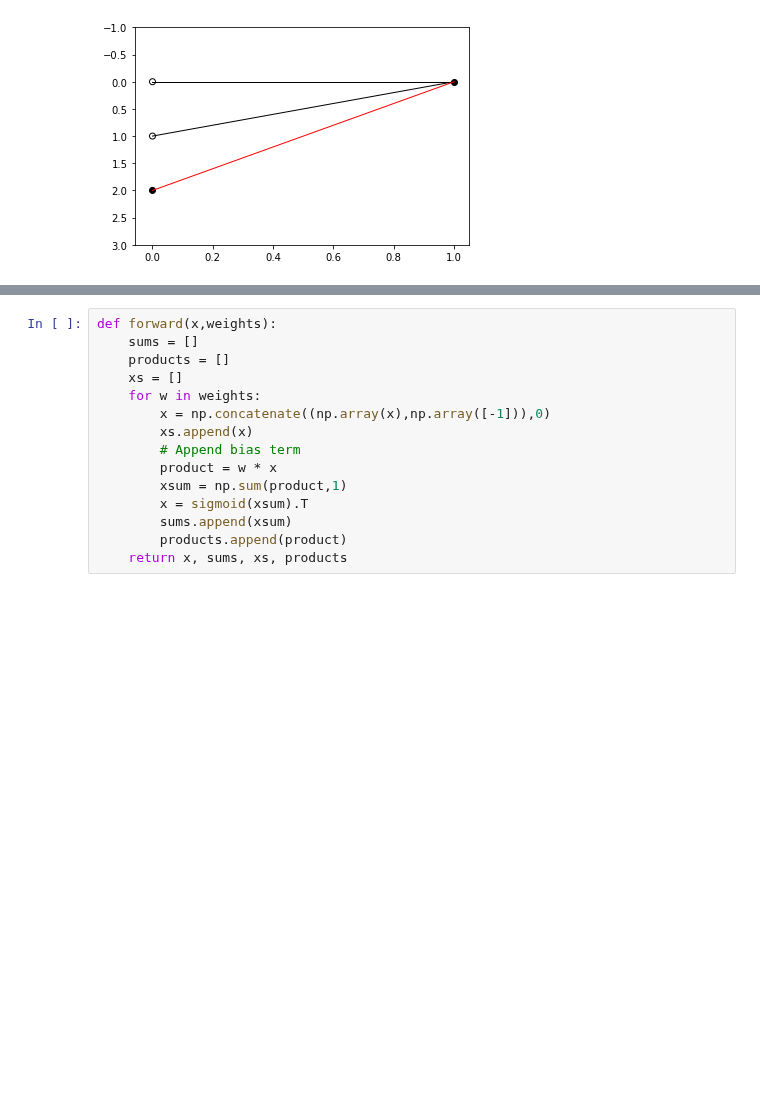
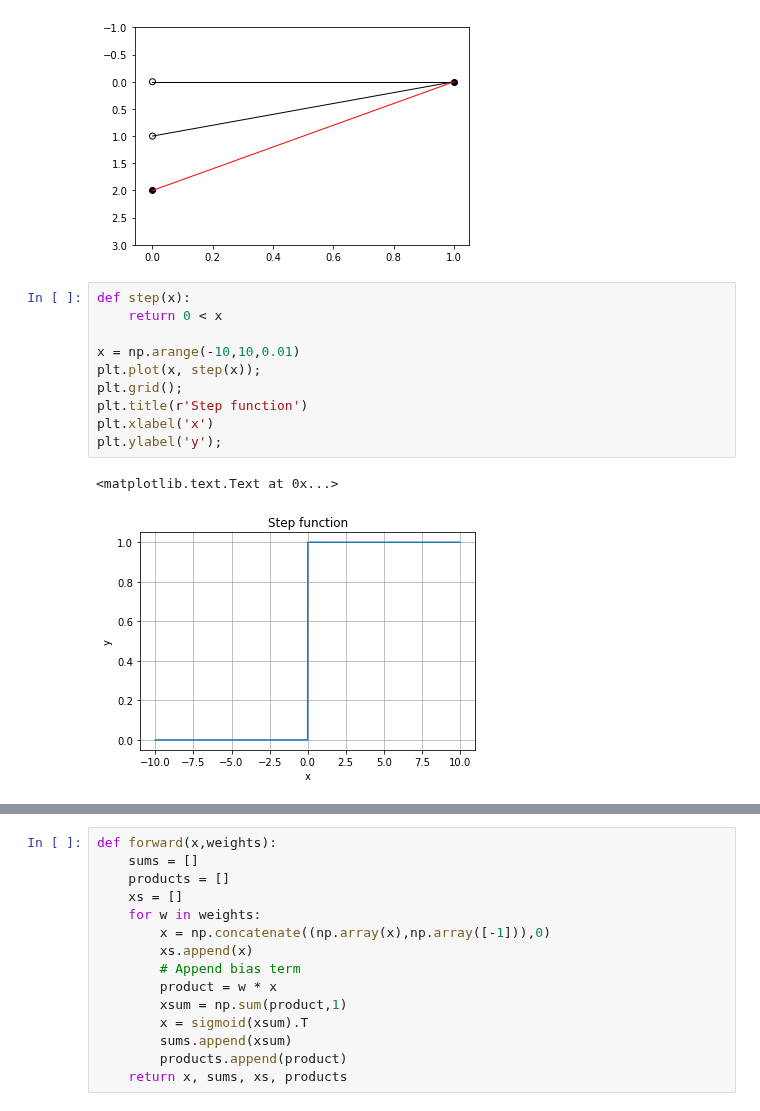
Before and after one commit to msakuta/notebooks, a Jupyter notebook: SimpleNeuralNetwork.ipynb, the cells around one changed output, grey strips where cells are left out. Cells and saved outputs as stored; diff of their text form; blank space fills up the shorter version.

```diff
--- a/SimpleNeuralNetwork.ipynb
+++ b/SimpleNeuralNetwork.ipynb
@@ -58,6 +58,19 @@ plotnodes(weights,in1)
 # %% [output]
 (1, 3)
 [figure]
+# %%
+def step(x):
+    return 0 < x
+
+x = np.arange(-10,10,0.01)
+plt.plot(x, step(x));
+plt.grid();
+plt.title(r'Step function')
+plt.xlabel('x')
+plt.ylabel('y');
+# %% [output]
+<matplotlib.text.Text at 0x...>
+[figure, added]
 # %%
 def sigmoid(x):
     #return 1 / (1 + np.exp(-x)) * 2 - 1
```
Also changed, not shown: parts of 2 cells of this notebook, 1 other file.
